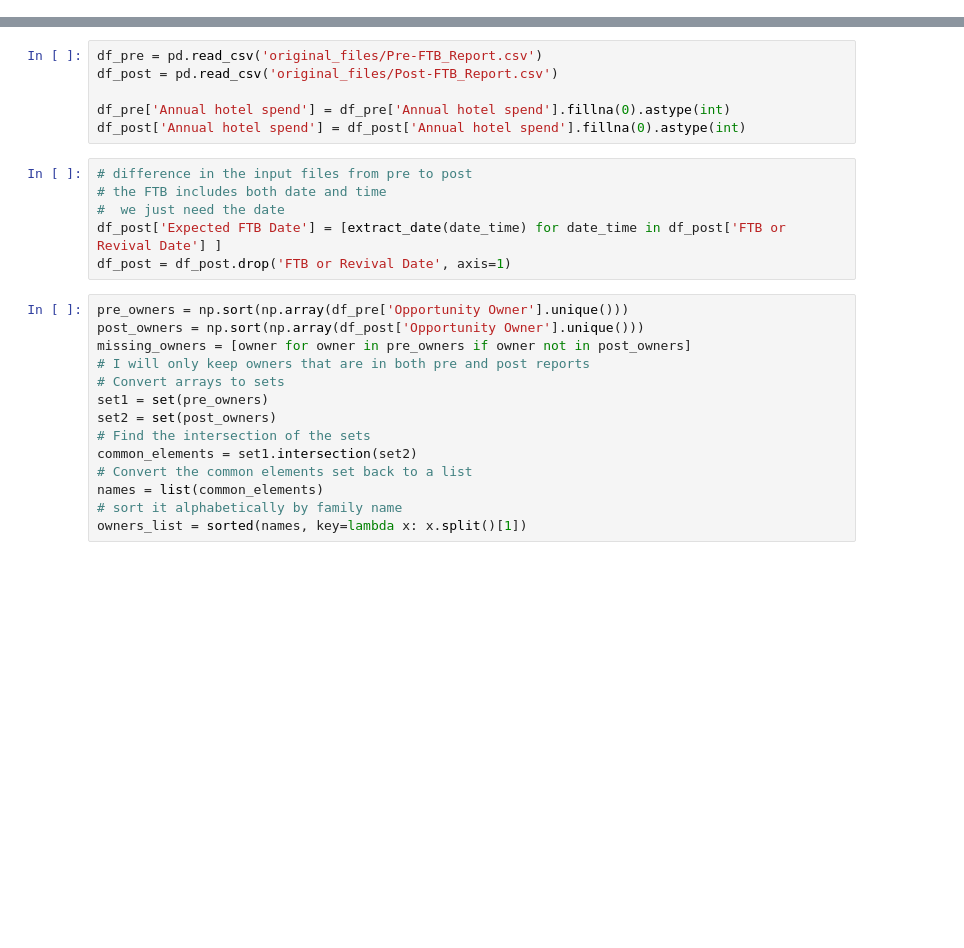
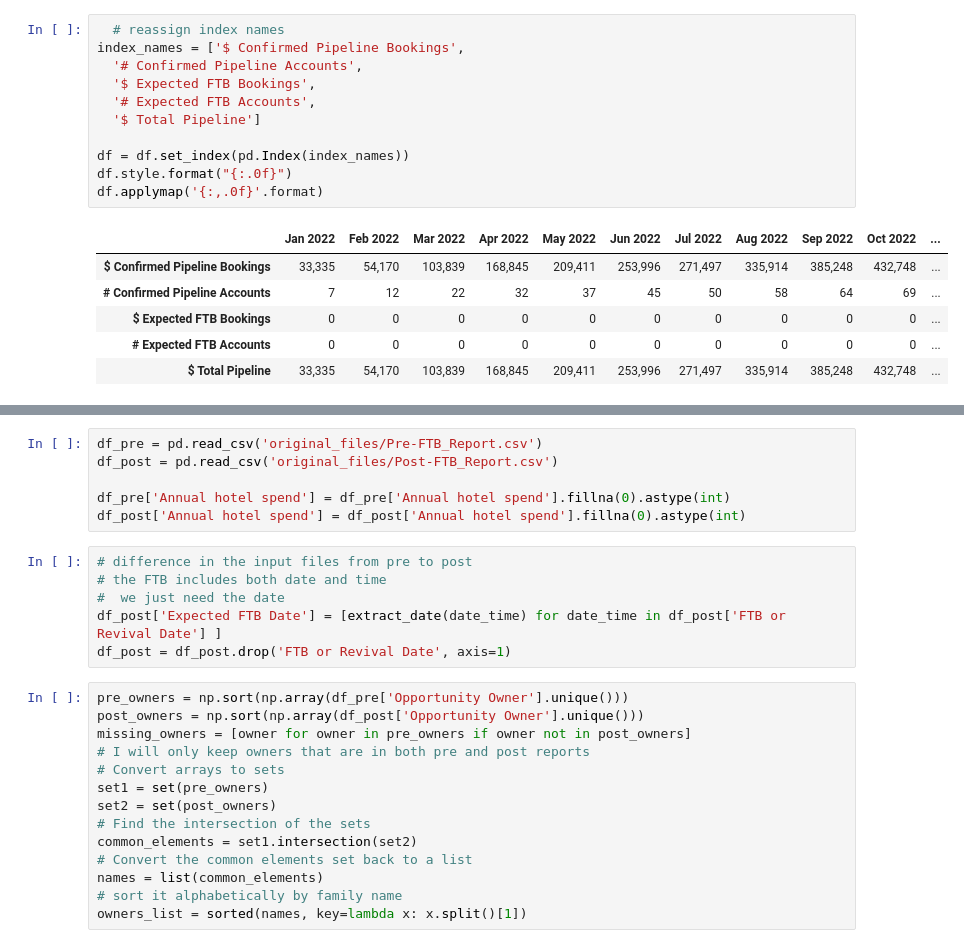
Before and after one commit to EnricoBorriello/Pipeline, a Jupyter notebook: Main.ipynb, the cells around one changed output, grey strips where cells are left out. Saved outputs shown, nothing was run; the diff lists cells and outputs as text; blank space fills up the shorter version.

```diff
--- a/Main.ipynb
+++ b/Main.ipynb
@@ -25,0 +105,18 @@ warnings.filterwarnings("ignore", category=pd.core.common.SettingWithCopyWarning
+# %%
+  # reassign index names
+index_names = ['$ Confirmed Pipeline Bookings',
+  '# Confirmed Pipeline Accounts',
+  '$ Expected FTB Bookings',
+  '# Expected FTB Accounts',
+  '$ Total Pipeline']
+
+df = df.set_index(pd.Index(index_names))
+df.style.format("{:.0f}")
+df.applymap('{:,.0f}'.format)
+# %% [output]
+|  | Jan 2022 | Feb 2022 | Mar 2022 | Apr 2022 | May 2022 | Jun 2022 | Jul 2022 | Aug 2022 | Sep 2022 | Oct 2022 | ... |
+| $ Confirmed Pipeline Bookings | 33,335 | 54,170 | 103,839 | 168,845 | 209,411 | 253,996 | 271,497 | 335,914 | 385,248 | 432,748 | ... |
+| # Confirmed Pipeline Accounts | 7 | 12 | 22 | 32 | 37 | 45 | 50 | 58 | 64 | 69 | ... |
+| $ Expected FTB Bookings | 0 | 0 | 0 | 0 | 0 | 0 | 0 | 0 | 0 | 0 | ... |
+| # Expected FTB Accounts | 0 | 0 | 0 | 0 | 0 | 0 | 0 | 0 | 0 | 0 | ... |
+| $ Total Pipeline | 33,335 | 54,170 | 103,839 | 168,845 | 209,411 | 253,996 | 271,497 | 335,914 | 385,248 | 432,748 | ... |
```
Also changed, not shown: parts of 25 cells of this notebook.
